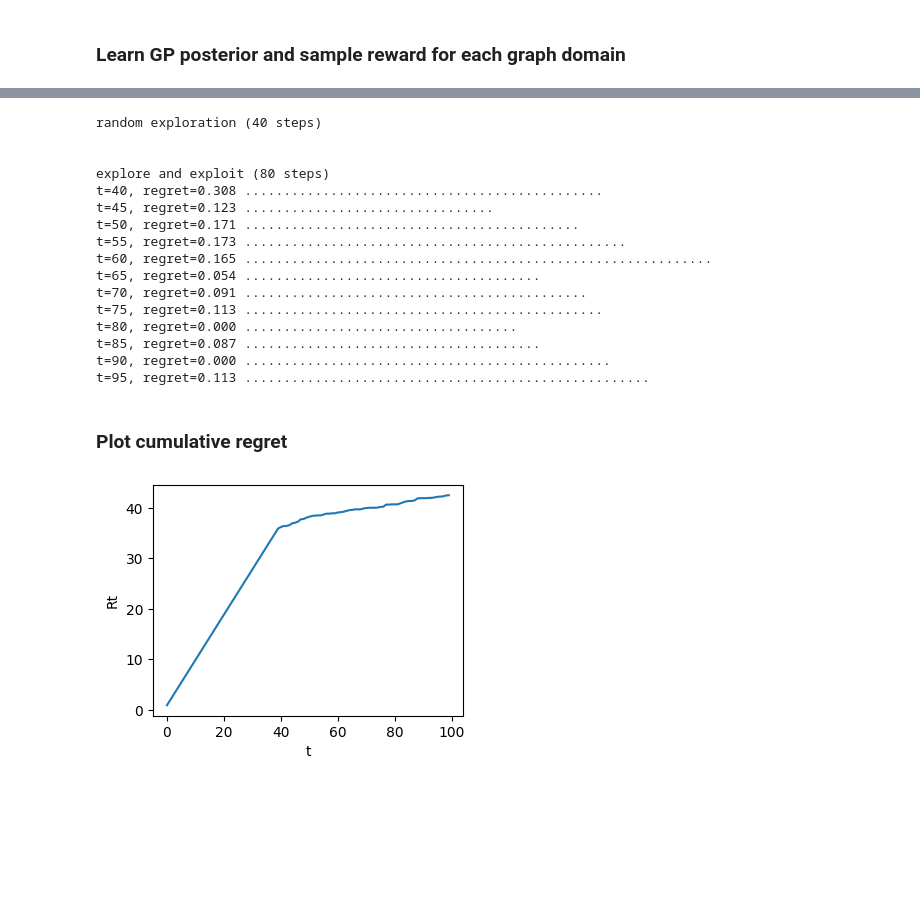
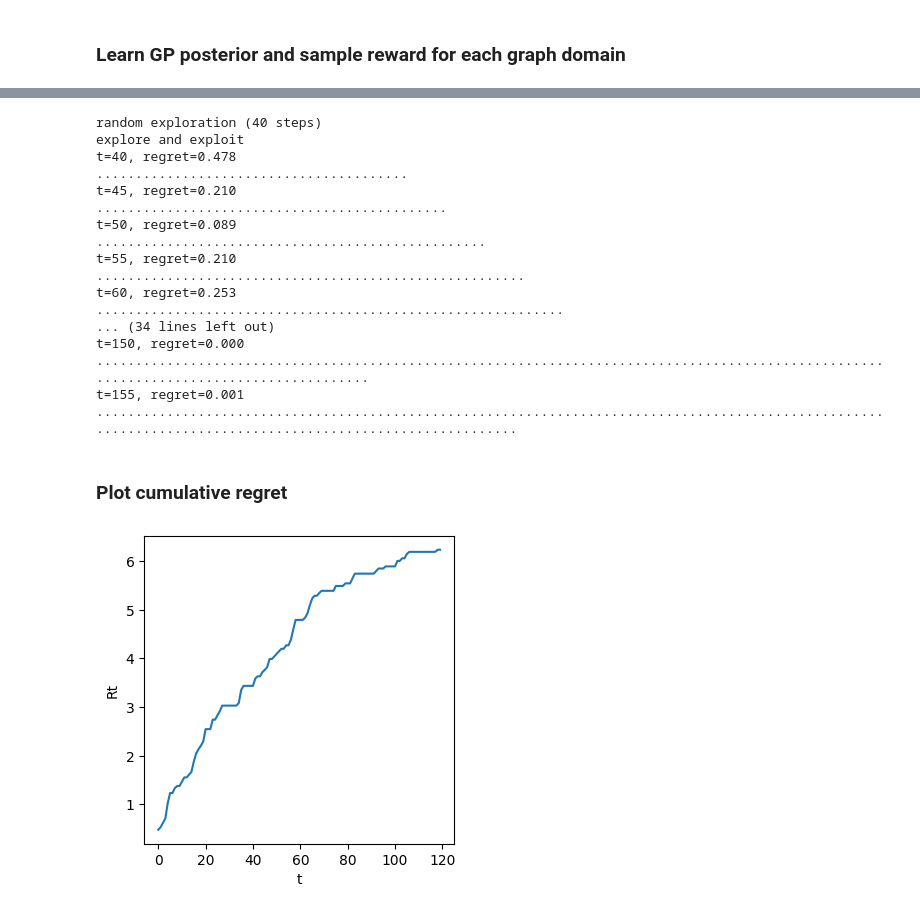
Before and after one commit to mileswhen/GNN_bandits, a Jupyter notebook: notebooks/GNN_bandits.ipynb, the cells around one changed output, grey strips where cells are left out. Drawn from its saved outputs; the diff is of its cells as text; code cells hidden in the pictures; blank space fills up the shorter version.

```diff
--- a/notebooks/GNN_bandits.ipynb
+++ b/notebooks/GNN_bandits.ipynb
@@ -340,6 +363,8 @@ class GNNUCB:
 # %%
 import collections
 from utils import GraphData
+
+#--- SETUP
 
 # init GNN
 model = GNN( width=2048)
@@ -348,7 +373,7 @@ model.eval()
 # init training setup
 optimizer = torch.optim.Adam(model.parameters(), lr=0.001)
 criterion = torch.nn.MSELoss()
-loss_0 = torch.tensor(1e-3)
+loss_0 = torch.tensor(2e-3)
 
 # load data
 graphs = pickle.load(open("../data/graphs.pkl","rb"))
@@ -356,8 +381,7 @@ data = GraphData(graphs[(0.25, 10)])
 y_max = torch.max(torch.tensor([g.y for g in data.domain]))
 
 # init acquisition function
-ucb = GNNUCB(model)
-
+ucb = GNNUCB(model, beta=.3)
 
 def explore(data: GraphData, model: GNN, ucb: GNNUCB, t: int) -> torch.Tensor:
     '''
@@ -389,13 +413,16 @@ def explore(data: GraphData, model: GNN, ucb: GNNUCB, t: int) -> torch.Tensor:
     return best_graph.y
 
 
-def train(optimizer, criterion, loss_0, data, model, log=False) -> collections.OrderedDict:
+def train(optimizer, criterion, loss_0, data, model, max_t, log=False,) -> collections.OrderedDict:
     '''Training until stopping criterion is reached'''
+    # track loss
     loss = loss_0
-    last_loss = loss_0
+    last_loss = 5.
+    losses = []
+
     model.reinit()
     model.train()
-    while loss.item() >= loss_0.item():
+    for k in range(max_t):
         # get train data and labels
         train_data = data.train_data()
         train_targets = data.train_targets()
@@ -407,9 +434,20 @@ def train(optimizer, criterion, loss_0, data, model, log=False) -> collections.O
         outputs = model(train_data)
         loss = criterion(outputs, train_targets)
 
-        # check a simplified stopping criterion
-        if (loss.item() - last_loss.item()) < 0.02:
-            break
+        # check a simplified stopping criterions
+        if k <= 20:
+            delta_L = torch.absolute(last_loss - loss)
+            last_loss = loss
+            losses.append(loss.item())
+            pass
+        elif loss.item() <= loss_0.item():
+            return model.state_dict()
+        elif torch.abs(last_loss - loss)/delta_L <= .05:
+            return model.state_dict()
+        else:
+            delta_L = torch.absolute(last_loss - loss)
+            last_loss = loss
+            losses.append(loss.item())
 
         # step
         loss.backward()
@@ -428,48 +466,49 @@ for t in range(40):
     regrets.append(y_max - y)
 
 # "exploration and exploitation"
-print("\n\nexplore and exploit (80 steps)",end="")
-for t in range(40, 100):
+print("explore and exploit",end="")
+for t in range(40, 160):
     # explore (pick graphb from domain using prev model)
     y = explore(data, model, ucb, t)
     regrets.append(y_max - y)
 
     # exploit (train GNN)
     if t%5==0:
-        print(f"\nt={t}, regret={y_max-y:.3f} ",end="")
+        print(f"\nt={t}, regret={y_max-y:.3f}")
         log = True
-    params_t = train(optimizer, criterion, loss_0, data, model, log)
+    params_t = train(optimizer, criterion, loss_0, data, model, t, log)
     log = False
 # %% [output]
 random exploration (40 steps)
-
-
-explore and exploit (80 steps)
-t=40, regret=0.308 ..............................................
-t=45, regret=0.123 ................................
-t=50, regret=0.171 ...........................................
-t=55, regret=0.173 .................................................
-t=60, regret=0.165 ............................................................
-t=65, regret=0.054 ......................................
-t=70, regret=0.091 ............................................
-t=75, regret=0.113 ..............................................
-t=80, regret=0.000 ...................................
-t=85, regret=0.087 ......................................
-t=90, regret=0.000 ...............................................
-t=95, regret=0.113 ....................................................
+explore and exploit
+t=40, regret=0.478
+........................................
+t=45, regret=0.210
+.............................................
+t=50, regret=0.089
+..................................................
+t=55, regret=0.210
+.......................................................
+t=60, regret=0.253
+............................................................
+... (34 lines left out)
+t=150, regret=0.000
+........................................................................................................................................
+t=155, regret=0.001
+...........................................................................................................................................................
 # %% [markdown]
 ### Plot cumulative regret
 # %%
 Rt = 0
 ctr = []
-for r in regrets:
+for r in regrets[40:]:
     Rt += r
     ctr.append(Rt.item())
 
-plt.figure(figsize=[4,3])
+plt.figure(figsize=[4,4])
 plt.plot(ctr)
 plt.xlabel("t")
 plt.ylabel("Rt")
 plt.show()
 # %% [output]
-[figure, old version]
+[figure, new version]
```
Also changed, not shown: parts of 9 cells of this notebook, 1 other file.
